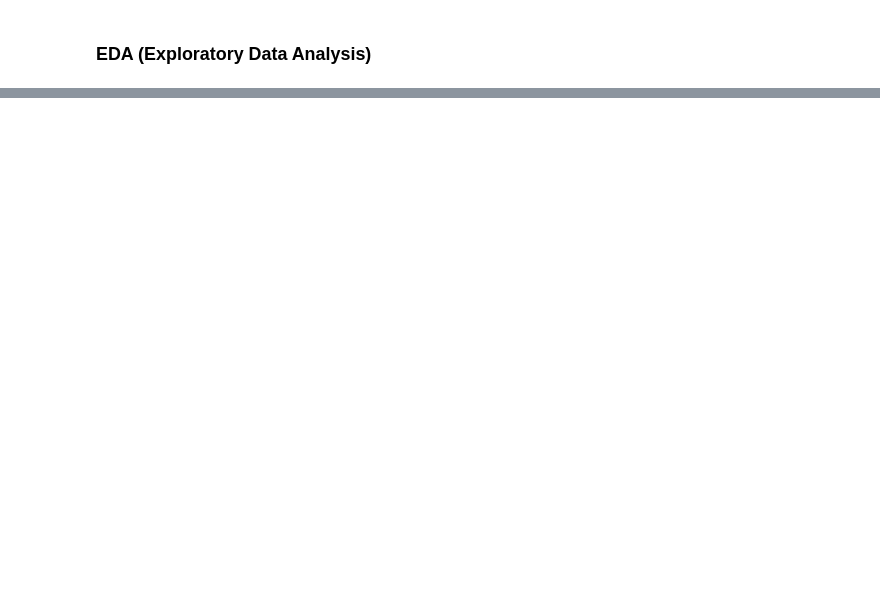
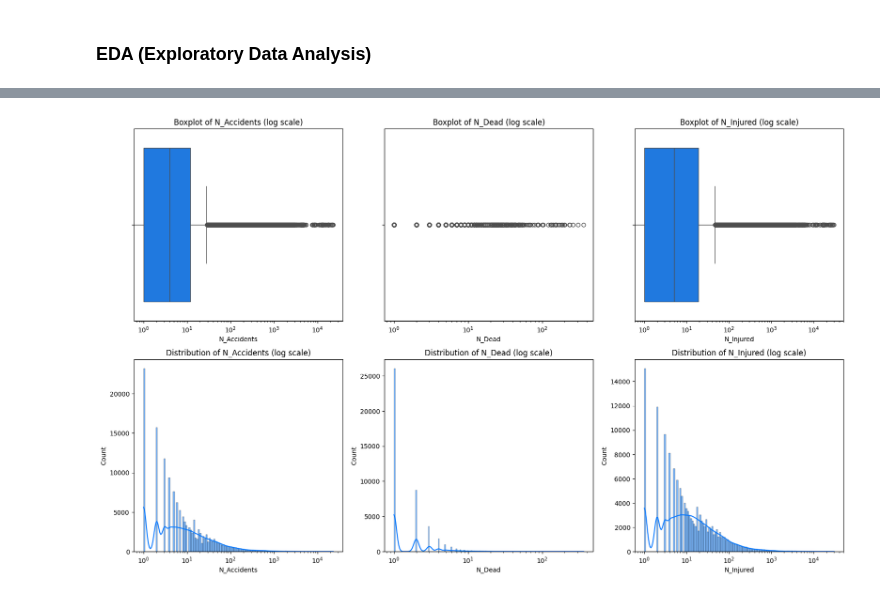
Before and after one commit to Aaronstriker/Final-Project-master-boolean-Data-Analytics, a Jupyter notebook: main_notebook.ipynb, the cells around one changed output, grey strips where cells are left out. Cells and saved outputs as stored; diff of their text form; code cells hidden in the pictures; blank space fills up the shorter version.

Commit message:
Added box plots and histograms for numeric variables

```diff
--- a/main_notebook.ipynb
+++ b/main_notebook.ipynb
@@ -621,0 +654,20 @@ merged_df.to_csv("data/clean/istat_situas_merged_df.csv", index=False)
+# %%
+# set the figure layout to 2 rows and 3 columns
+fig, axes = plt.subplots(2, 3, figsize=(20, 12))
+
+# specify the variables to plot
+variables = ['N_Accidents', 'N_Dead', 'N_Injured']
+
+# loop over the variables and plot the boxplots and histograms
+for i, var in enumerate(variables):
+    sns.boxplot(data=merged_df, x=var, ax=axes[0, i], color = "#0077FF")
+    axes[0, i].set_xscale('log')
+    axes[0, i].set_title(f'Boxplot of {var} (log scale)')
+
+# exclude zeros from the histogram plots because kde parameter do not apply automatically log scale parameter to values to handle the log(0) issue
+    sns.histplot(data=merged_df[merged_df[var] > 0], x=var, kde=True, ax=axes[1, i], log_scale=True, color = "#0077FF")
+    axes[1, i].set_title(f'Distribution of {var} (log scale)')
+
+plt.show()
+# %% [output]
+[figure, added]
```
Also changed, not shown: parts of 22 cells of this notebook.
